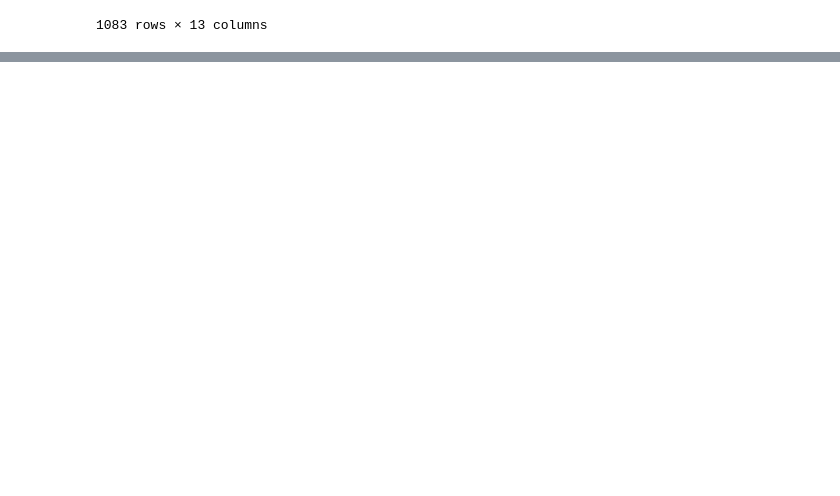
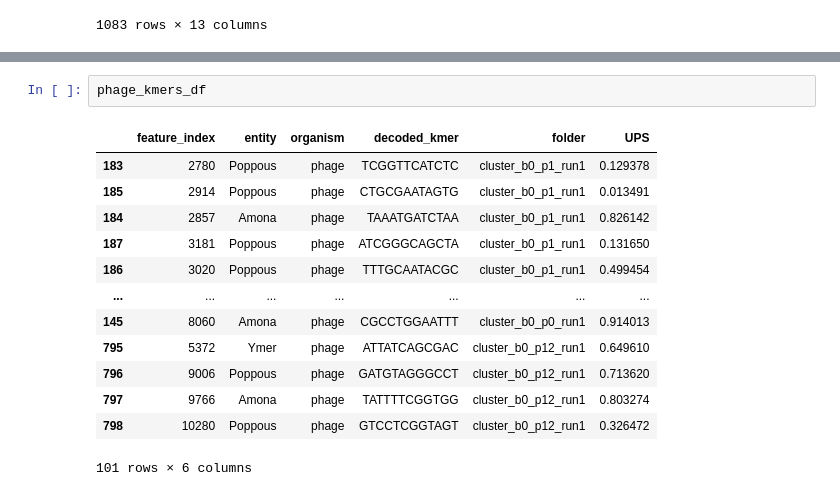
Before and after one commit to azzy72/PredictPhagePPI, a Jupyter notebook: notebooks/gene_investigation.ipynb, the cells around one changed output, grey strips where cells are left out. Saved outputs shown, nothing was run; the diff lists cells and outputs as text; blank space fills up the shorter version.

```diff
--- a/notebooks/gene_investigation.ipynb
+++ b/notebooks/gene_investigation.ipynb
@@ -725,0 +1371,16 @@ GA.batch_phage_annotate(pkmers, phage_names, data_prod_path)
+# %%
+phage_kmers_df
+# %% [output]
+|  | feature_index | entity | organism | decoded_kmer | folder | UPS |
+| 183 | 2780 | Poppous | phage | TCGGTTCATCTC | cluster_b0_p1_run1 | 0.129378 |
+| 185 | 2914 | Poppous | phage | CTGCGAATAGTG | cluster_b0_p1_run1 | 0.013491 |
+| 184 | 2857 | Amona | phage | TAAATGATCTAA | cluster_b0_p1_run1 | 0.826142 |
+| 187 | 3181 | Poppous | phage | ATCGGGCAGCTA | cluster_b0_p1_run1 | 0.131650 |
+| 186 | 3020 | Poppous | phage | TTTGCAATACGC | cluster_b0_p1_run1 | 0.499454 |
+| ... | ... | ... | ... | ... | ... | ... |
+| 145 | 8060 | Amona | phage | CGCCTGGAATTT | cluster_b0_p0_run1 | 0.914013 |
+| 795 | 5372 | Ymer | phage | ATTATCAGCGAC | cluster_b0_p12_run1 | 0.649610 |
+| 796 | 9006 | Poppous | phage | GATGTAGGGCCT | cluster_b0_p12_run1 | 0.713620 |
+| 797 | 9766 | Amona | phage | TATTTTCGGTGG | cluster_b0_p12_run1 | 0.803274 |
+| 798 | 10280 | Poppous | phage | GTCCTCGGTAGT | cluster_b0_p12_run1 | 0.326472 |
+101 rows × 6 columns
```
Also changed, not shown: parts of 13 cells of this notebook, 4 other files.
